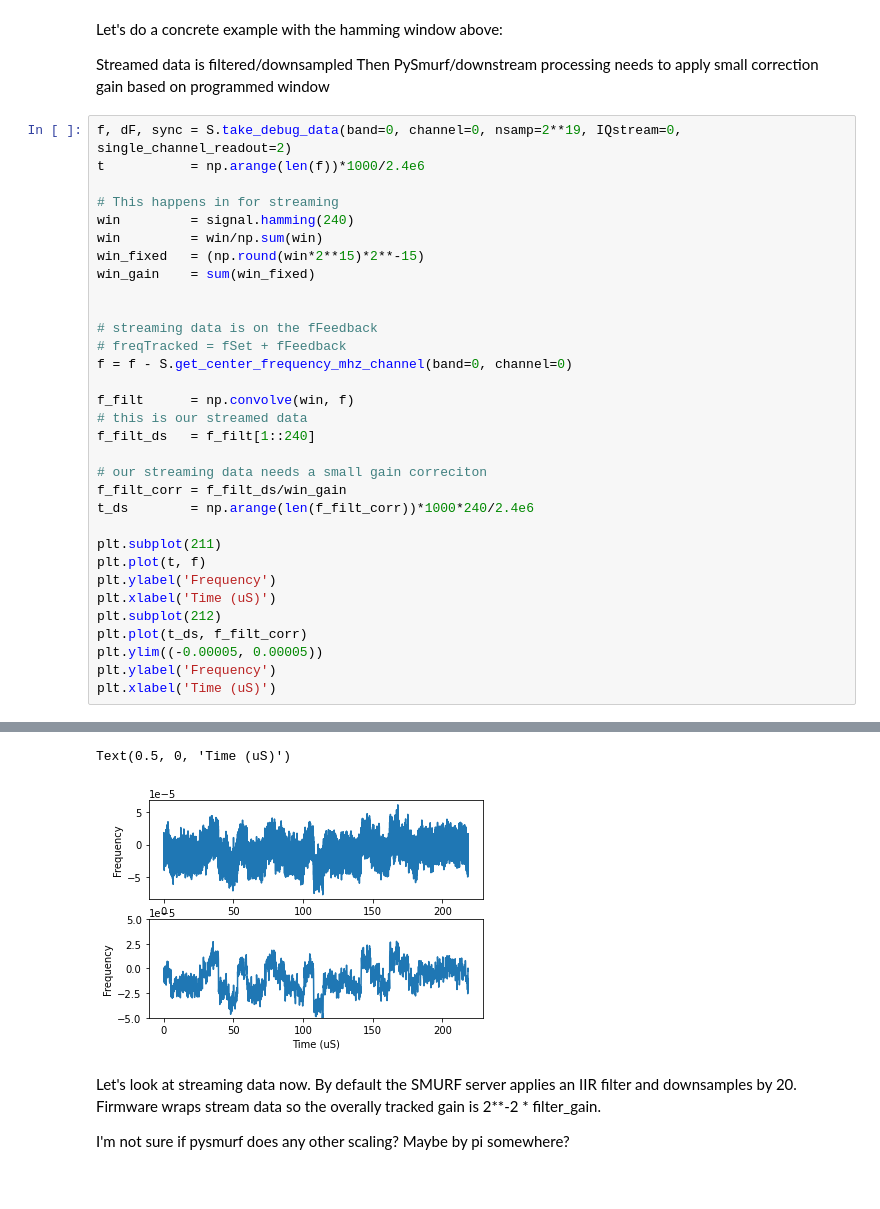
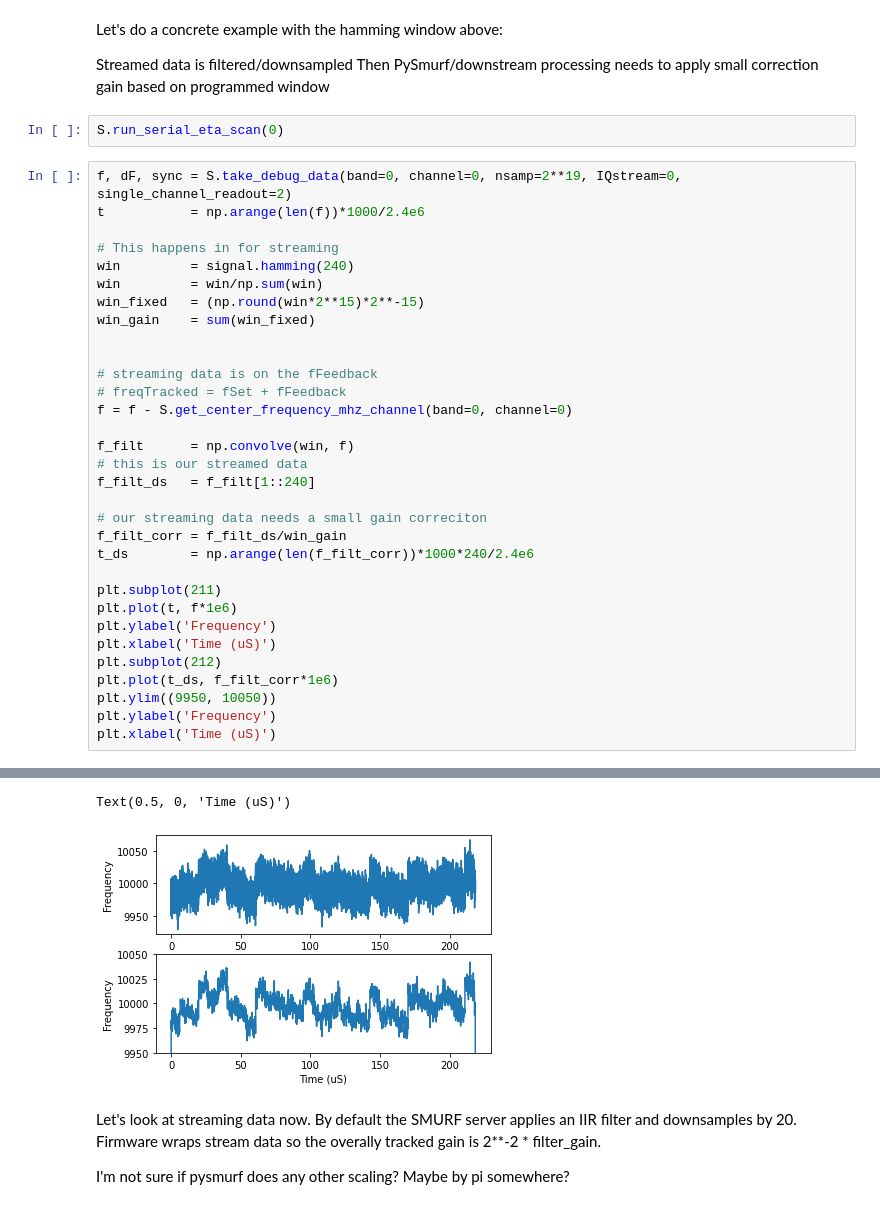
Before and after one commit to slaclab/pysmurf, a Jupyter notebook: scratch/mdewart/intro_to_smurf.ipynb, the cells around one changed output, grey strips where cells are left out. Cells and saved outputs as stored; diff of their text form.

```diff
--- a/scratch/mdewart/intro_to_smurf.ipynb
+++ b/scratch/mdewart/intro_to_smurf.ipynb
@@ -358,6 +358,8 @@ Let's do a concrete example with the hamming window above:
 
 Streamed data is filtered/downsampled
 Then PySmurf/downstream processing needs to apply small correction gain based on programmed window
+# %%
+S.run_serial_eta_scan(0)
 # %%
 f, dF, sync = S.take_debug_data(band=0, channel=0, nsamp=2**19, IQstream=0, single_channel_readout=2)
 t           = np.arange(len(f))*1000/2.4e6
@@ -382,12 +384,12 @@ f_filt_corr = f_filt_ds/win_gain
 t_ds        = np.arange(len(f_filt_corr))*1000*240/2.4e6
 
 plt.subplot(211)
-plt.plot(t, f)
+plt.plot(t, f*1e6)
 plt.ylabel('Frequency')
 plt.xlabel('Time (uS)')
 plt.subplot(212)
-plt.plot(t_ds, f_filt_corr)
-plt.ylim((-0.00005, 0.00005))
+plt.plot(t_ds, f_filt_corr*1e6)
+plt.ylim((9950, 10050))
 plt.ylabel('Frequency')
 plt.xlabel('Time (uS)')
 # %% [output]
@@ -401,5 +403,5 @@ plt.xlabel('Time (uS)')
 Text(0.5, 0, 'Time (uS)')
-[figure, old version]
+[figure, new version]
 # %% [markdown]
 Let's look at streaming data now.  By default the SMURF server applies an IIR filter and downsamples by 20.  Firmware wraps stream data so the overally tracked gain is 2**-2 * filter_gain.
 
```
Also changed, not shown: parts of 2 cells of this notebook.
